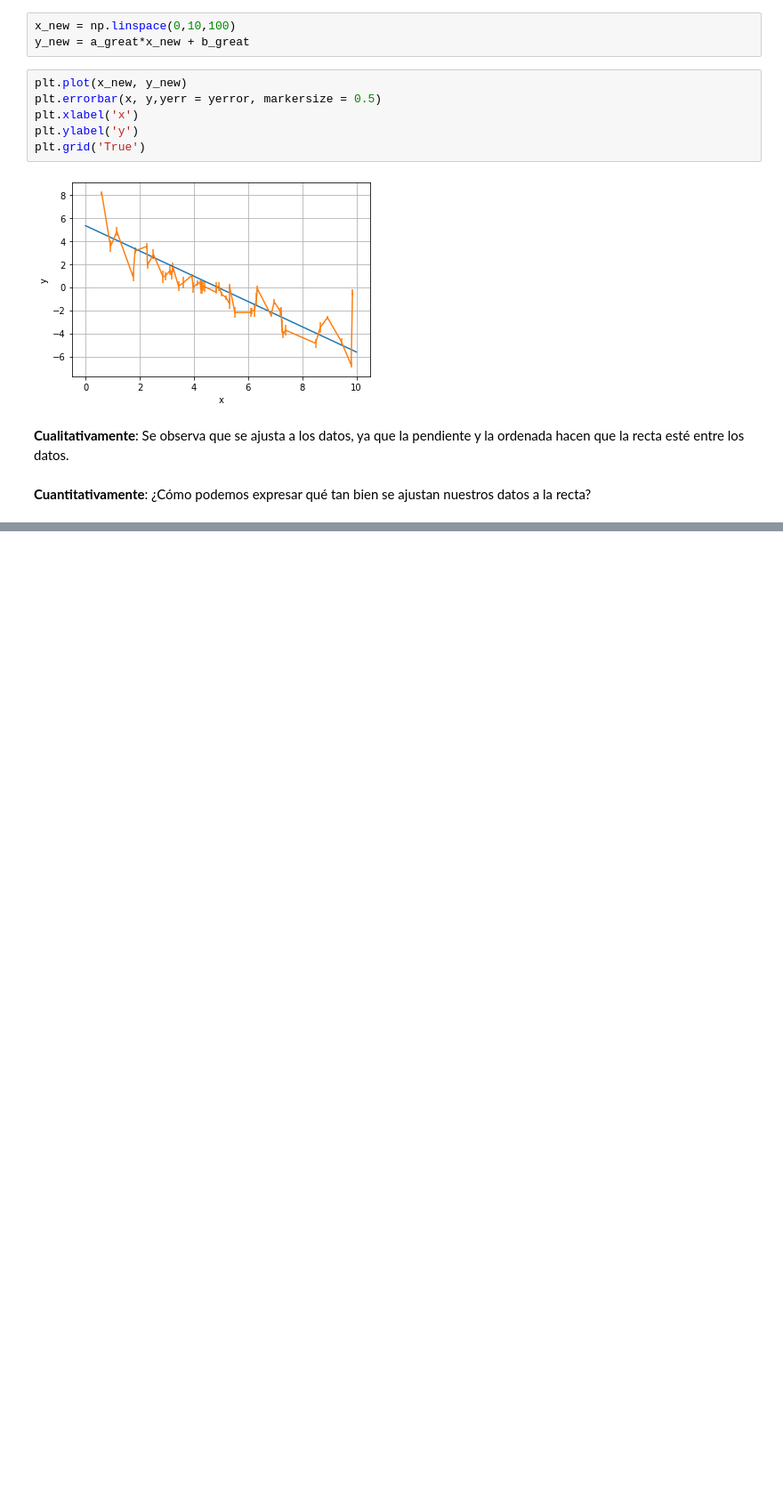
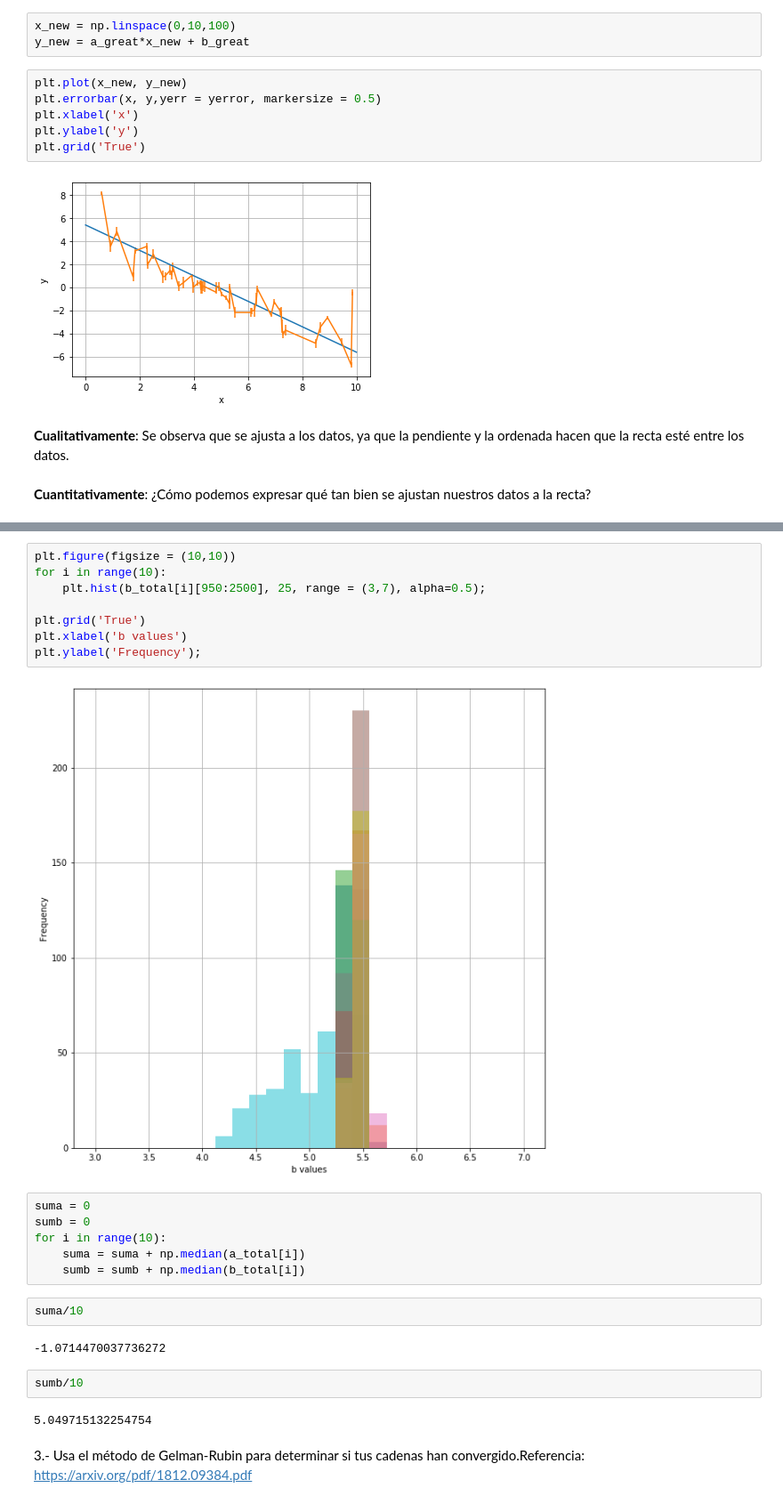
Before and after one commit to DCIDA2019/da2019-anaisabelotodo, a Jupyter notebook: Semana9/Untitled.ipynb, the cells around one changed output, grey strips where cells are left out. Shown at 89% size. Drawn from its saved outputs; the diff is of its cells as text; blank space fills up the shorter version.

```diff
--- a/Semana9/Untitled.ipynb
+++ b/Semana9/Untitled.ipynb
@@ -122,0 +171,26 @@ plt.grid('True')
+# %%
+plt.figure(figsize = (10,10))
+for i in range(10):
+    plt.hist(b_total[i][950:2500], 25, range = (3,7), alpha=0.5);
+
+plt.grid('True')
+plt.xlabel('b values')
+plt.ylabel('Frequency');
+# %% [output]
+[figure, added]
+# %%
+suma = 0
+sumb = 0
+for i in range(10):
+    suma = suma + np.median(a_total[i])
+    sumb = sumb + np.median(b_total[i])
+# %%
+suma/10
+# %% [output]
+-1.0714470037736272
+# %%
+sumb/10
+# %% [output]
+5.049715132254754
+# %% [markdown]
+3.- Usa el método de Gelman-Rubin para determinar si tus cadenas han convergido.Referencia: https://arxiv.org/pdf/1812.09384.pdf
```
Also changed, not shown: parts of 41 cells of this notebook.
